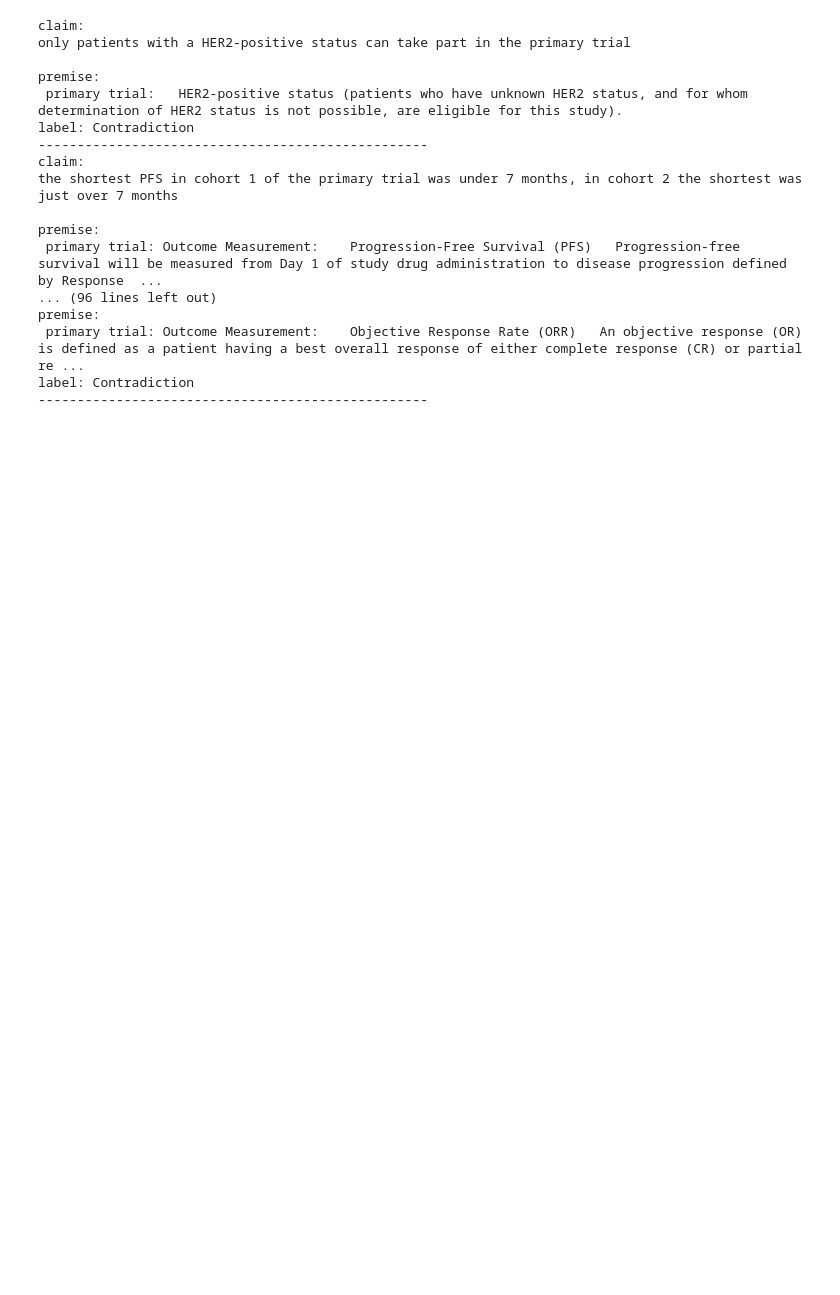
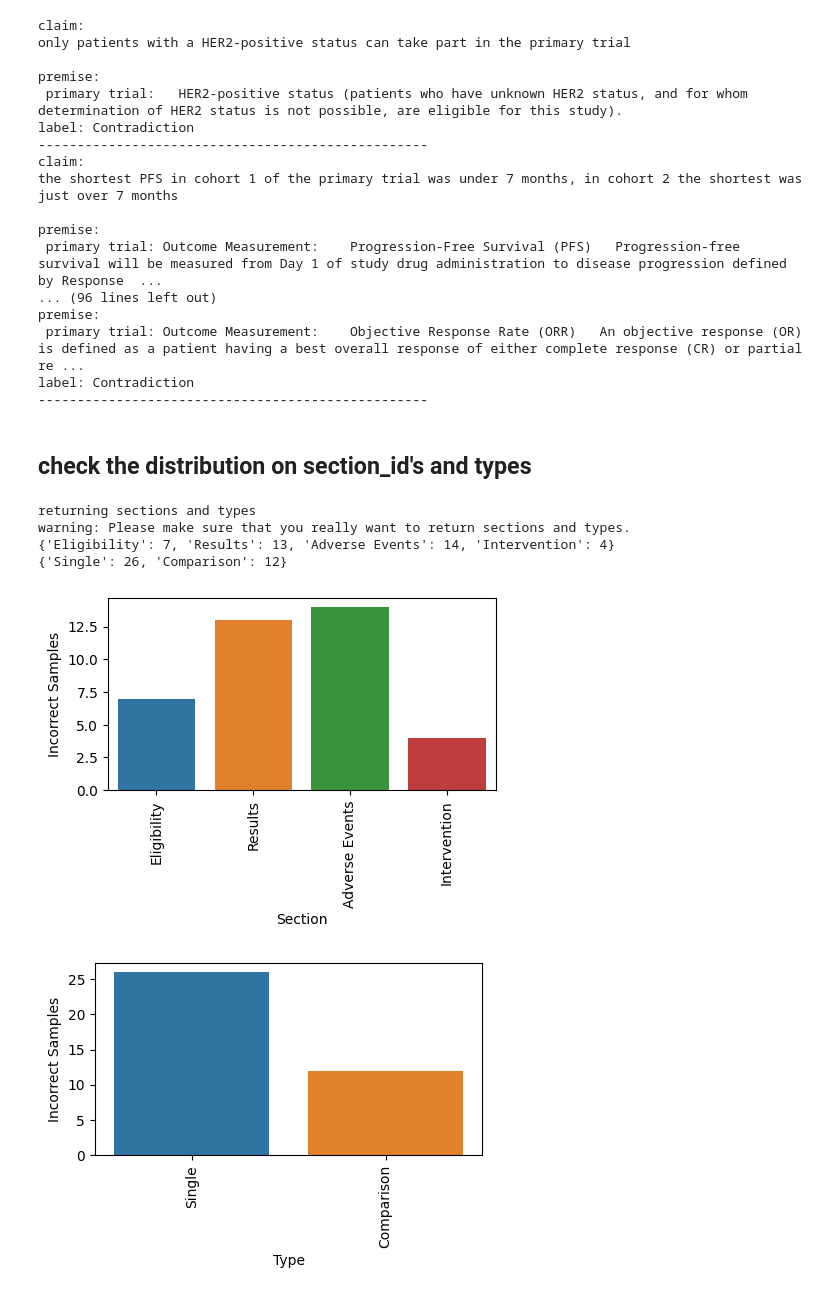
Before and after one commit to AshokBatakala/NLI4CT, a Jupyter notebook: 1_Experiments.ipynb, the cells around one changed output. Cells and saved outputs as stored; diff of their text form; code cells hidden in the pictures; blank space fills up the shorter version.

Commit message:
checked the error ratios among the sections

```diff
--- a/1_Experiments.ipynb
+++ b/1_Experiments.ipynb
@@ -39,7 +39,8 @@ device = "cuda" if torch.cuda.is_available() else "cpu"
 
 incorrect_sample_ids = []
 
-N_SAMPLES = 100 # checks the first N_SAMPLES samples
+N_SAMPLES = 200
+# checks the first N_SAMPLES samples; len(dev_dataset) = 200
 for i in range(N_SAMPLES):
     one_sample = dev_dataset[i]
     input_ids = one_sample['input_ids'].unsqueeze(0).to(device)
@@ -61,0 +59,6 @@ incorrect_sample_ids
+# %%
+# saveing the incorrect sample ids. so that i dont have to run the above code again
+incorrect_sample_ids = "5 6 8 12 18 25 30 34 48 68 71 76 81 87 91 96 103 108 109 110 116 125 127 128 138 157 162 165 166 167 168 170 177 181 183 189 190 195".split()
+incorrect_sample_ids = [int(i) for i in incorrect_sample_ids]
+
+print(*incorrect_sample_ids)
@@ -86,3 +91,46 @@ premise:
  primary trial: Outcome Measurement:    Objective Response Rate (ORR)   An objective response (OR) is defined as a patient having a best overall response of either complete response (CR) or partial re ...
 label: Contradiction
 --------------------------------------------------
+# %% [markdown]
+## check the distribution on section_id's and types
+# %%
+sections, types = generate_nli_data(DEV_PATH,return_sections_types=True)
+
+# count the number of incorrect samples in each section
+incorrect_sections = {}
+for idx in incorrect_sample_ids:
+    section = sections[idx]
+    incorrect_sections[section] = incorrect_sections.get(section, 0) + 1
+print(incorrect_sections)
+
+#count the number of incorrect samples in each type
+incorrect_types = {}
+for idx in incorrect_sample_ids:
+    type_ = types[idx]
+    incorrect_types[type_] = incorrect_types.get(type_, 0) + 1
+print(incorrect_types)
+# %% [output]
+returning sections and types
+warning: Please make sure that you really want to return sections and types.
+{'Eligibility': 7, 'Results': 13, 'Adverse Events': 14, 'Intervention': 4}
+{'Single': 26, 'Comparison': 12}
+# %%
+import matplotlib.pyplot as plt
+import seaborn as sns
+import pandas as pd
+df = pd.DataFrame(list(incorrect_sections.items()), columns=["Section", "Incorrect Samples"])
+
+plt.figure(figsize=(5, 2.5))
+sns.barplot(x="Section", y="Incorrect Samples", data=df)
+plt.xticks(rotation=90)
+plt.show()
+
+
+df = pd.DataFrame(list(incorrect_types.items()), columns=["Type", "Incorrect Samples"])
+plt.figure(figsize=(5, 2.5))
+sns.barplot(x="Type", y="Incorrect Samples", data=df)
+plt.xticks(rotation=90)
+plt.show()
+# %% [output]
+[figure, added]
+[figure, added]
```
Also changed, not shown: parts of 4 cells of this notebook, 1 other file.
